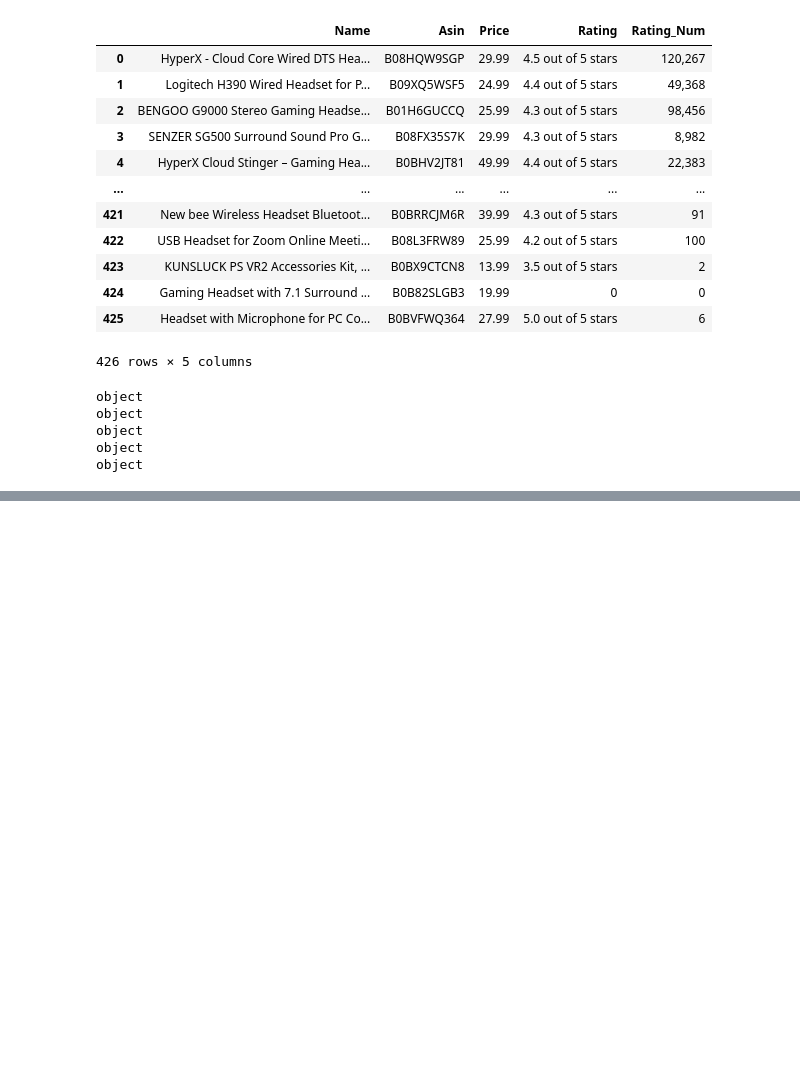
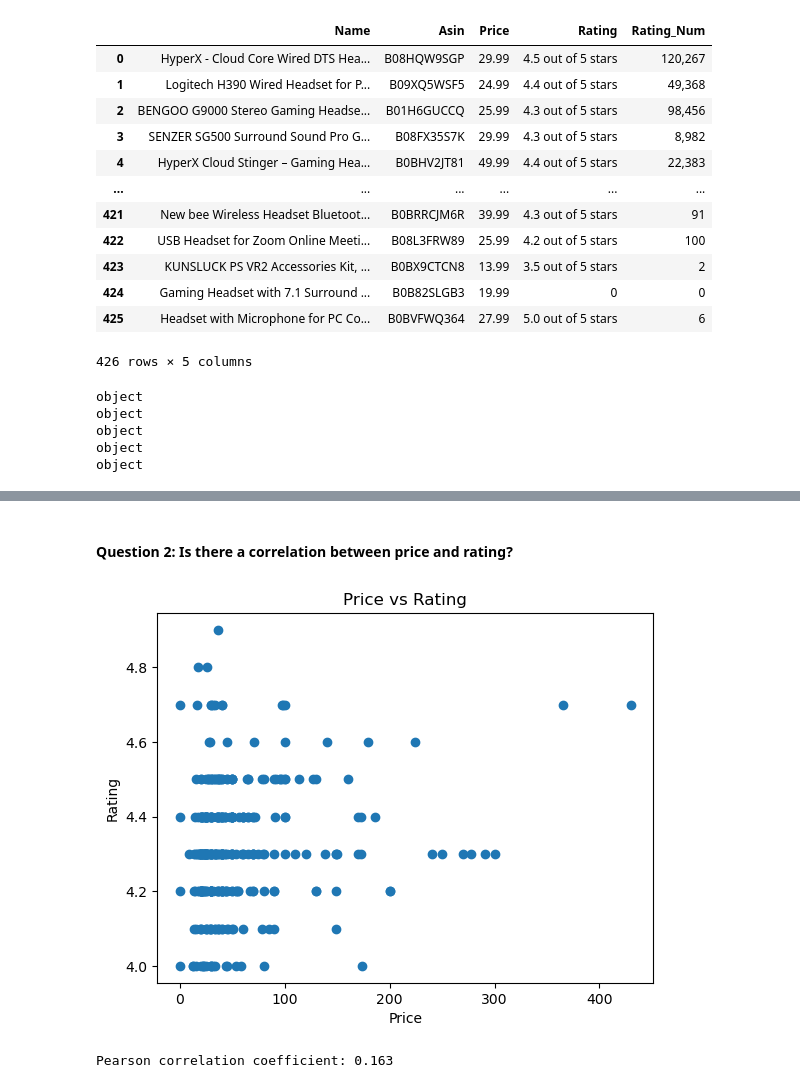
Before and after one commit to sinlesscoder/Data_Analysis_Portfolio, a Jupyter notebook: Amazon Selenium.ipynb, the cells around one changed output, grey strips where cells are left out. Drawn from its saved outputs; the diff is of its cells as text; code cells hidden in the pictures; blank space fills up the shorter version.

```diff
--- a/Amazon Selenium.ipynb
+++ b/Amazon Selenium.ipynb
@@ -133,0 +238,18 @@ float64
+# %% [markdown]
+#### Question 2: Is there a correlation between price and rating?
+# %%
+import scipy.stats as stats
+
+# Create a scatter plot of price vs rating
+plt.scatter(df['Price'], df['Rating'])
+plt.xlabel('Price')
+plt.ylabel('Rating')
+plt.title('Price vs Rating')
+plt.show()
+
+# Calculate the Pearson correlation coefficient
+corr, _ = stats.pearsonr(df['Price'], df['Rating'])
+print('Pearson correlation coefficient: %.3f' % corr)
+# %% [output]
+[figure, added]
+Pearson correlation coefficient: 0.163
```
Also changed, not shown: parts of 16 cells of this notebook.
